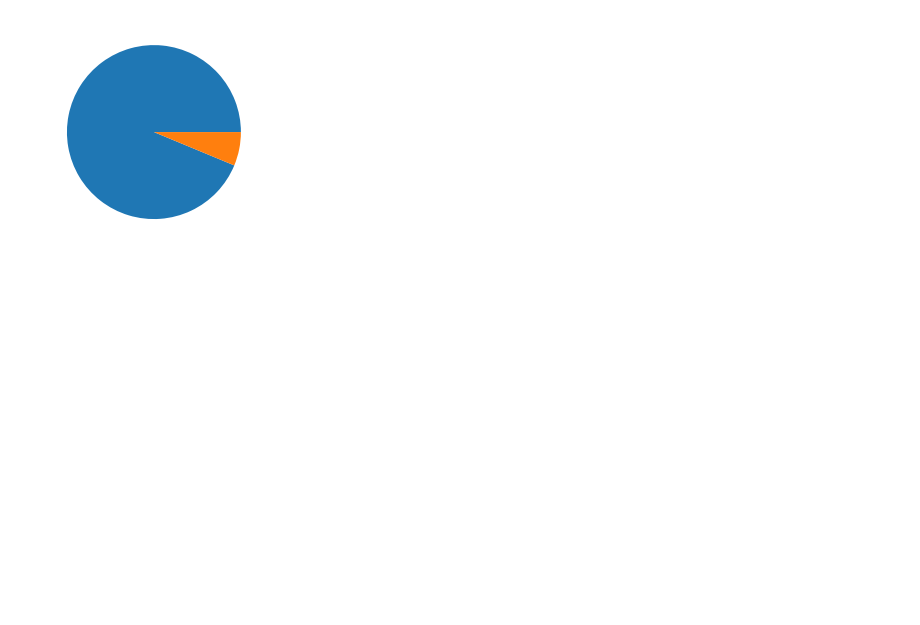
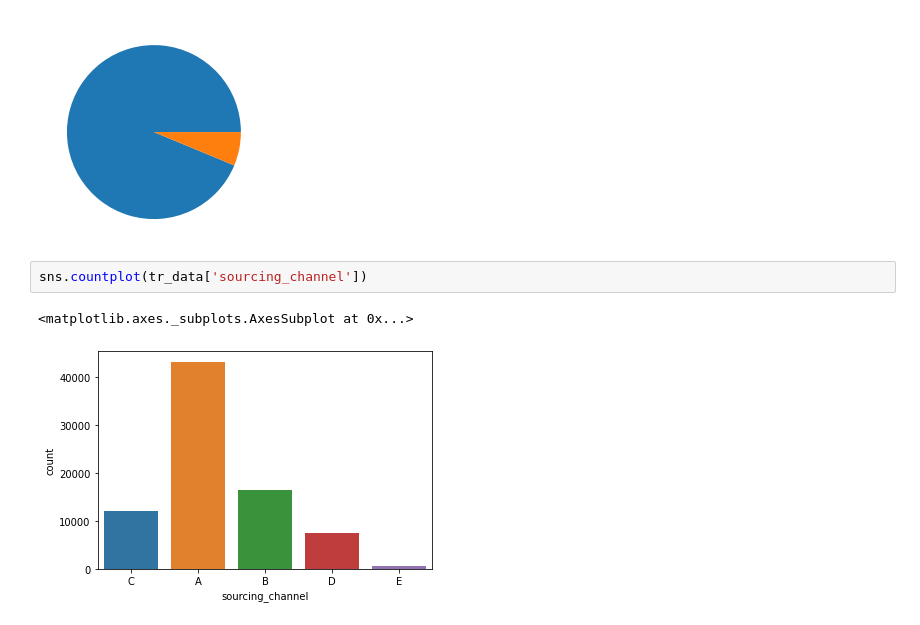
Before and after one commit to Nymisha-ruby/Experiments, a Jupyter notebook: Premium_payment_prediction.ipynb, the cells around one changed output. Drawn from its saved outputs; the diff is of its cells as text; blank space fills up the shorter version.

```diff
--- a/Premium_payment_prediction.ipynb
+++ b/Premium_payment_prediction.ipynb
@@ -107,3 +223,8 @@ plt.pie(tr_data['target'].value_counts())
  [Text(-1.078803086747592, 0.21490439740467726, ''),
   Text(1.0788030917777922, -0.21490437215346894, '')])
 [figure]
+# %%
+sns.countplot(tr_data['sourcing_channel'])
+# %% [output]
+<matplotlib.axes._subplots.AxesSubplot at 0x...>
+[figure, added]
```
Also changed, not shown: parts of 50 cells of this notebook.
